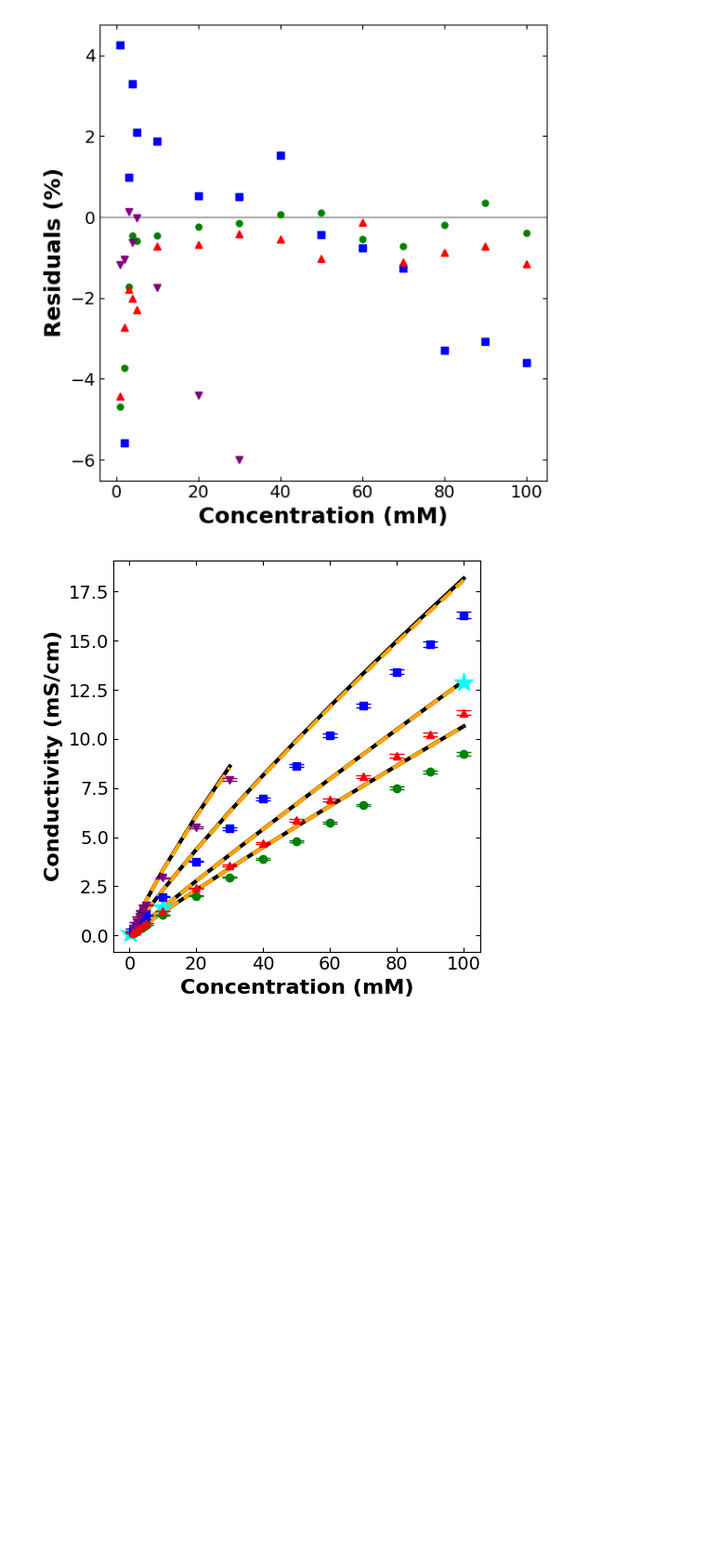
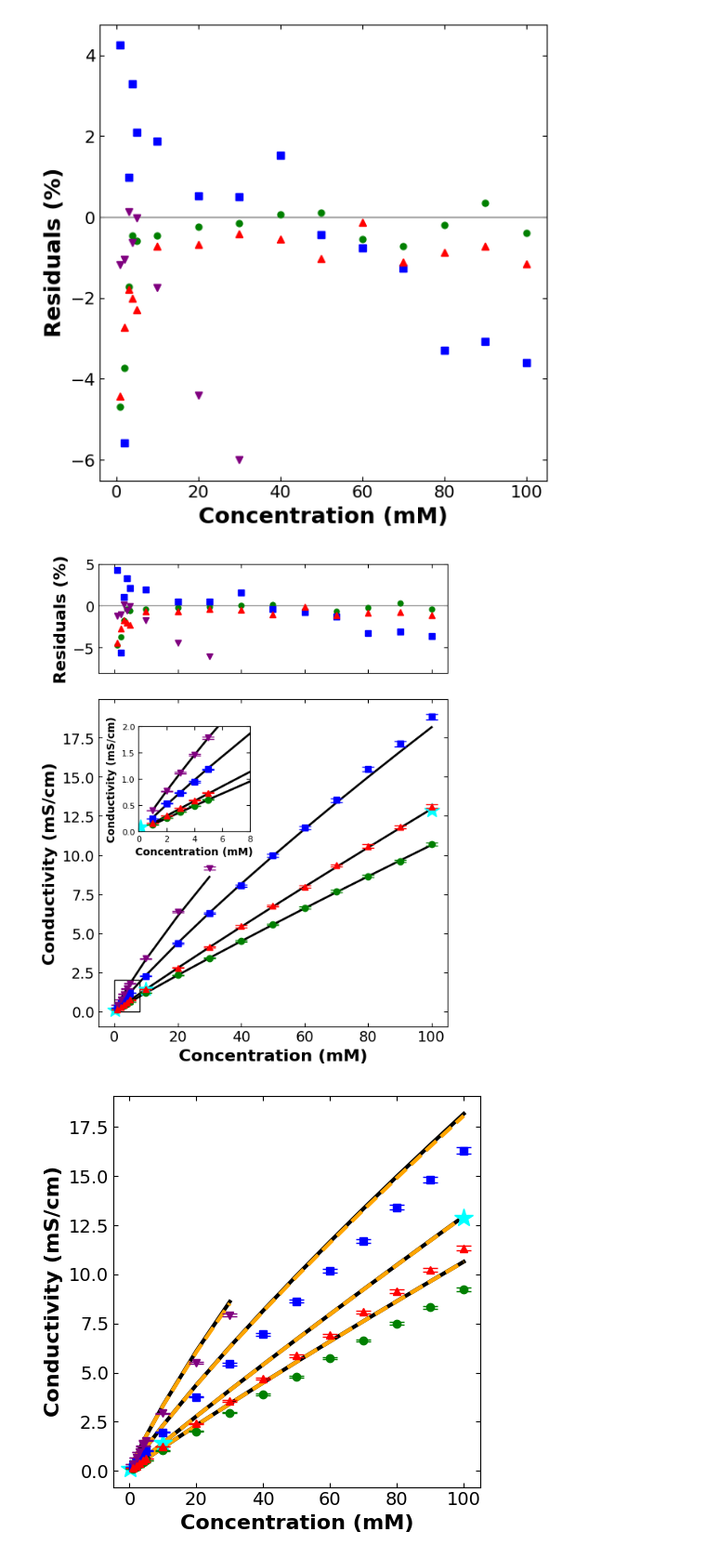
Before and after one commit to dowlinglab/salts-conductivity-modelling, a Jupyter notebook: single-salt-conductivity-paper.ipynb, the cells around one changed output. Shown at 93% size. Cells and saved outputs as stored; diff of their text form; code cells hidden in the pictures; blank space fills up the shorter version.

```diff
--- a/single-salt-conductivity-paper.ipynb
+++ b/single-salt-conductivity-paper.ipynb
@@ -713,6 +804,97 @@ The mean absolute error of KCl is: 0.04281048458382302
 
 The mean squared error of KCl is: 0.0038202660102965064
 [figure]
+# %%
+fig = plt.figure(figsize=(6, 8))
+gs = GridSpec(2, 1, height_ratios=[1, 3], hspace=0.12)
+
+ax_res = fig.add_subplot(gs[0])
+ax_cond = fig.add_subplot(gs[1], sharex=ax_res)
+
+# top plot
+ax_res.axhline(0, color="0.6", lw=1)
+ax_res.plot(molar_conc_specific_Na, residuals_percent_Na, "g.", markersize=10, label="NaCl")
+ax_res.plot(molar_conc_specific_Ca_fig, residuals_percent_Ca, "s", color="blue", label="CaCl$\mathbf{_2}$")
+ax_res.plot(molar_conc_specific, residuals_percent_K, "^", color="red", label="KCl")
+ax_res.plot(molar_conc_specific_La_fig, residuals_percent_La, "v", color="purple", label="LaCl$\mathbf{_3}$")
+
+ax_res.set_ylabel("Residuals (%)", fontsize=16, fontweight="bold")
+ax_res.set_ylim(-8, 5)
+ax_res.tick_params(direction="in", top=True, right=True, labelsize=14)
+plt.setp(ax_res.get_xticklabels(), visible=False)
+
+# bottom plot
+ax_cond.plot(molar_conc_specific, specific_cond_calc, "-", color="black", linewidth=2, label="Shedlovsky")
+ax_cond.plot(molar_conc_specific_Na, specific_cond_calc_Na, "-", linewidth=2, color="black")
+ax_cond.plot(molar_conc_specific_Ca_fig, specific_cond_calc_Ca_fig, "-", linewidth=2, color="black")
+ax_cond.plot(molar_conc_specific_La_fig, specific_cond_calc_La_fig, "-", linewidth=2, color="black")
+ax_cond.plot(molar_conc_nist, nist_cond, "*", markersize=15, color="cyan", label="NIST (KCl) Standard")
+ax_cond.errorbar(
+    molar_conc_specific_Na, specific_cond_calibrated_Na, yerr=error_Na, fmt='o', ecolor='green', capsize=6, markersize=6, markerfacecolor='green',
+    markeredgecolor='green', label='NaCl Data')
+ax_cond.errorbar(
+    molar_conc_specific_Ca_fig, specific_cond_calibrated_Ca_fig, yerr=error_Ca, fmt='s', ecolor='blue', capsize=6, markersize=6, markerfacecolor='blue',
+    markeredgecolor='blue', label='CaCl$\mathbf{_2}$ Data')
+ax_cond.errorbar(
+    molar_conc_specific_La_fig, specific_cond_calibrated_La_fig, yerr=error_La, fmt='v', ecolor='purple', capsize=6, markersize=6,
+    markerfacecolor='purple', markeredgecolor='purple', label='LaCl$\mathbf{_3}$ Data')
+ax_cond.errorbar(
+    molar_conc_specific, specific_cond_calibrated_exp1, yerr=error_K, fmt='^', ecolor='red', capsize=6, markersize=6, markerfacecolor='red',
+    markeredgecolor='red', label='KCl Data')
+
+ax_cond.set_xlabel("Concentration (mM)", fontsize=16,fontweight='bold')
+ax_cond.set_ylabel("Conductivity (mS/cm)", fontsize=16,fontweight='bold')
+ax_cond.tick_params(labelsize=14, direction="in",top=True, right=True)
+
+ax_inset = inset_axes(
+    ax_cond,
+    width="40%",
+    height="40%",
+    bbox_to_anchor=(0.1, 0.58, 0.8, 0.8),
+    bbox_transform=ax_cond.transAxes,
+    loc="lower left"
+)
+
+# plot subset
+ax_inset.plot(molar_conc_specific, specific_cond_calc, "-", color="black", linewidth=2, label="Shedlovsky")
+ax_inset.plot(molar_conc_specific_Na, specific_cond_calc_Na, "-", linewidth=2, color="black")
+ax_inset.plot(molar_conc_specific_Ca_fig, specific_cond_calc_Ca_fig, "-", linewidth=2, color="black")
+ax_inset.plot(molar_conc_specific_La_fig, specific_cond_calc_La_fig, "-", linewidth=2, color="black")
+ax_inset.plot(molar_conc_nist, nist_cond, "*", markersize=15, color="cyan", label="NIST (KCl) Standard")
+ax_inset.errorbar(
+    molar_conc_specific_Na, specific_cond_calibrated_Na, yerr=error_Na, fmt='o', ecolor='green', capsize=6, markersize=6, markerfacecolor='green',
+    markeredgecolor='green', label='NaCl Data')
+ax_inset.errorbar(
+    molar_conc_specific_Ca_fig, specific_cond_calibrated_Ca_fig, yerr=error_Ca, fmt='s', ecolor='blue', capsize=6, markersize=6, markerfacecolor='blue',
+    markeredgecolor='blue', label='CaCl$\mathbf{_2}$ Data')
+ax_inset.errorbar(
+    molar_conc_specific_La_fig, specific_cond_calibrated_La_fig, yerr=error_La, fmt='v', ecolor='purple', capsize=6, markersize=6,
+    markerfacecolor='purple', markeredgecolor='purple', label='LaCl$\mathbf{_3}$ Data')
+ax_inset.errorbar(
+    molar_conc_specific, specific_cond_calibrated_exp1, yerr=error_K, fmt='^', ecolor='red', capsize=6, markersize=6, markerfacecolor='red',
+    markeredgecolor='red', label='KCl Data')
+
+ax_inset.set_xlim(0, 8)
+ax_inset.set_ylim(0, 2)
+ax_inset.set_xlabel("Concentration (mM)", fontsize=10,fontweight='bold')
+ax_inset.set_ylabel("Conductivity (mS/cm)", fontsize=10,fontweight='bold')
+ax_inset.tick_params(labelsize=8, direction="in",top=True, right=True)
+
+# define zoom region (clustered area)
+zoom_xlim = (0, 8)
+zoom_ylim = (0, 2)
+ax_cond.add_patch(
+    plt.Rectangle(
+        (zoom_xlim[0], zoom_ylim[0]),
+        zoom_xlim[1] - zoom_xlim[0],
+        zoom_ylim[1] - zoom_ylim[0],
+        fill=False
+    )
+)
+plt.savefig(r".\Paper_figures\var_shed_single_all_final.png")
+plt.show()
+# %% [output]
+[figure, added]
 # %%
 # making plot comparison of probe 1 uncalibrated data and the model predictions
 fig = plt.figure(figsize=(5, 5))
```
Also changed, not shown: parts of 4 cells of this notebook, 12 other files.
